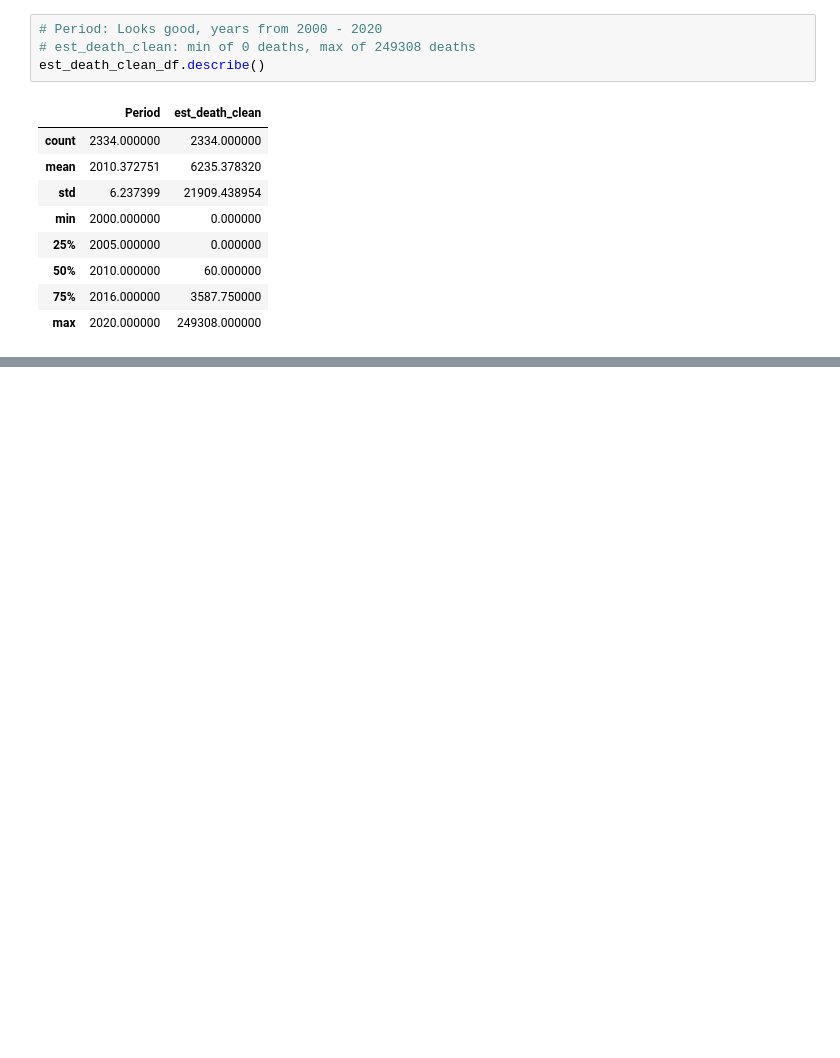
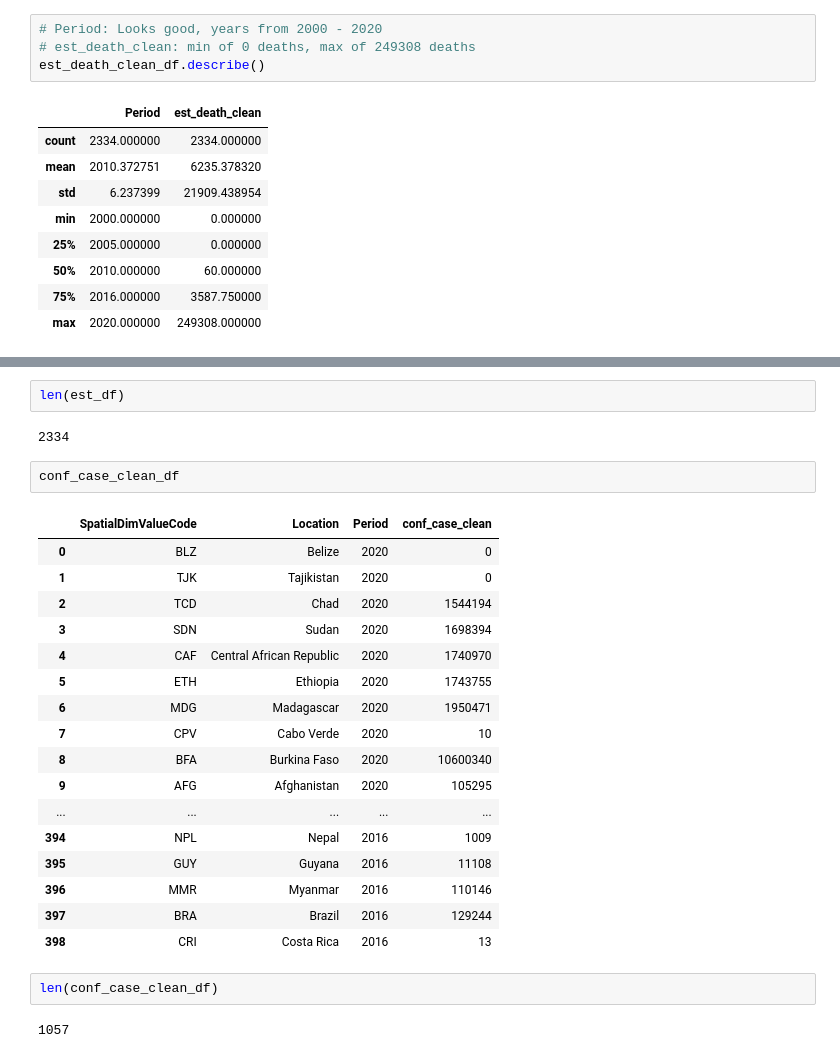
Before and after one commit to fetterollie/Malaria-Data-Exploration, a Jupyter notebook: index.ipynb, the cells around one changed output, grey strips where cells are left out. Cells and saved outputs as stored; diff of their text form; blank space fills up the shorter version.

```diff
--- a/index.ipynb
+++ b/index.ipynb
@@ -482,0 +520,28 @@ est_death_clean_df.describe()
+# %%
+len(est_df)
+# %% [output]
+2334
+# %%
+conf_case_clean_df
+# %% [output]
+|  | SpatialDimValueCode | Location | Period | conf_case_clean |
+| 0 | BLZ | Belize | 2020 | 0 |
+| 1 | TJK | Tajikistan | 2020 | 0 |
+| 2 | TCD | Chad | 2020 | 1544194 |
+| 3 | SDN | Sudan | 2020 | 1698394 |
+| 4 | CAF | Central African Republic | 2020 | 1740970 |
+| 5 | ETH | Ethiopia | 2020 | 1743755 |
+| 6 | MDG | Madagascar | 2020 | 1950471 |
+| 7 | CPV | Cabo Verde | 2020 | 10 |
+| 8 | BFA | Burkina Faso | 2020 | 10600340 |
+| 9 | AFG | Afghanistan | 2020 | 105295 |
+| ... | ... | ... | ... | ... |
+| 394 | NPL | Nepal | 2016 | 1009 |
+| 395 | GUY | Guyana | 2016 | 11108 |
+| 396 | MMR | Myanmar | 2016 | 110146 |
+| 397 | BRA | Brazil | 2016 | 129244 |
+| 398 | CRI | Costa Rica | 2016 | 13 |
+# %%
+len(conf_case_clean_df)
+# %% [output]
+1057
```
Also changed, not shown: parts of 14 cells of this notebook.
